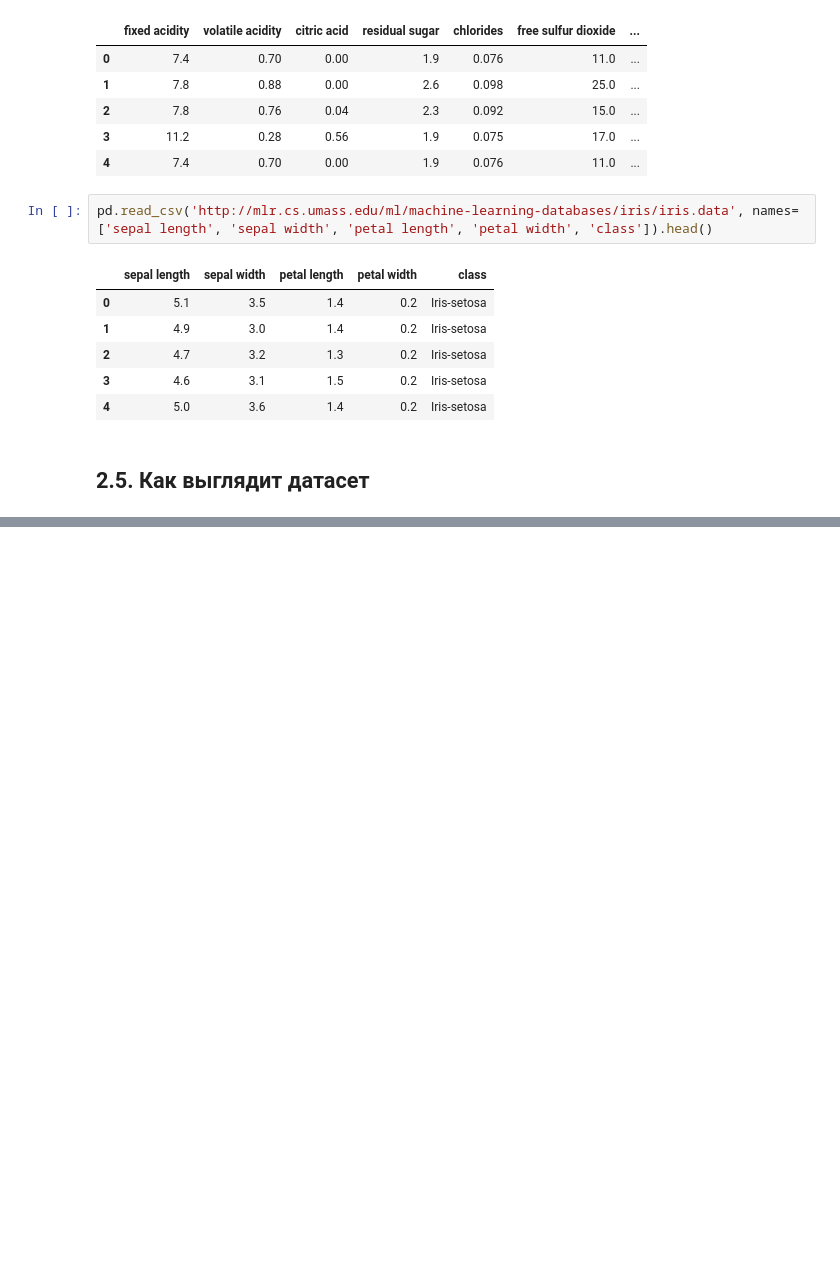
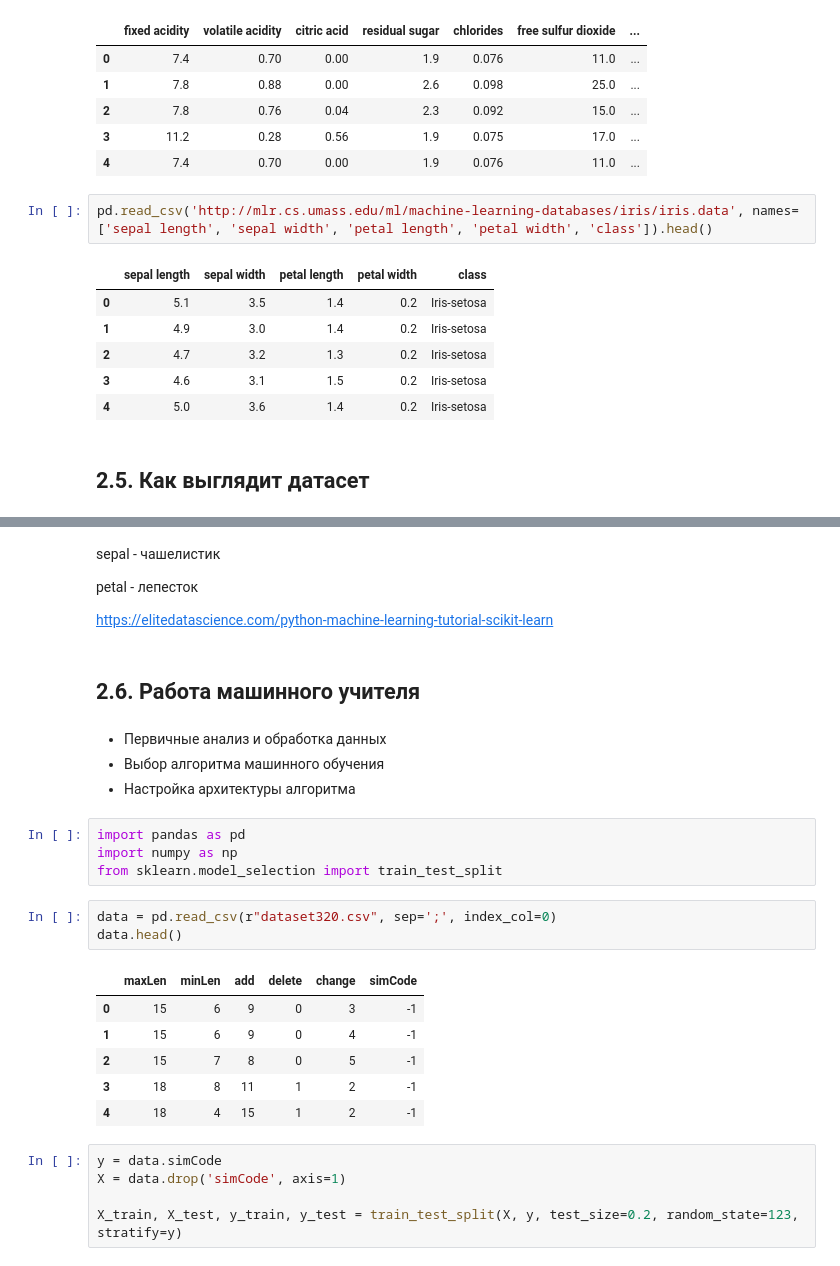
Before and after one commit to DimaT1/iloveisen, a Jupyter notebook: iloveisen.ipynb, the cells around one changed output, grey strips where cells are left out. Drawn from its saved outputs; the diff is of its cells as text; blank space fills up the shorter version.

```diff
--- a/iloveisen.ipynb
+++ b/iloveisen.ipynb
@@ -495,3 +495,34 @@ pd.read_csv('http://mlr.cs.umass.edu/ml/machine-learning-databases/iris/iris.dat
 ## 2.5. Как выглядит датасет
 # %% [markdown]
 ![](typycal_datasets.png)
+# %% [markdown]
+sepal - чашелистик
+
+petal - лепесток
+
+https://elitedatascience.com/python-machine-learning-tutorial-scikit-learn
+# %% [markdown]
+## 2.6. Работа машинного учителя
+# %% [markdown]
+- Первичные анализ и обработка данных
+- Выбор алгоритма машинного обучения
+- Настройка архитектуры алгоритма
+# %%
+import pandas as pd
+import numpy as np
+from sklearn.model_selection import train_test_split
+# %%
+data = pd.read_csv(r"dataset320.csv", sep=';', index_col=0)
+data.head()
+# %% [output]
+|  | maxLen | minLen | add | delete | change | simCode |
+| 0 | 15 | 6 | 9 | 0 | 3 | -1 |
+| 1 | 15 | 6 | 9 | 0 | 4 | -1 |
+| 2 | 15 | 7 | 8 | 0 | 5 | -1 |
+| 3 | 18 | 8 | 11 | 1 | 2 | -1 |
+| 4 | 18 | 4 | 15 | 1 | 2 | -1 |
+# %%
+y = data.simCode
+X = data.drop('simCode', axis=1)
+
+X_train, X_test, y_train, y_test = train_test_split(X, y, test_size=0.2, random_state=123, stratify=y)
```
Also changed, not shown: parts of 5 cells of this notebook, 1 other file.
